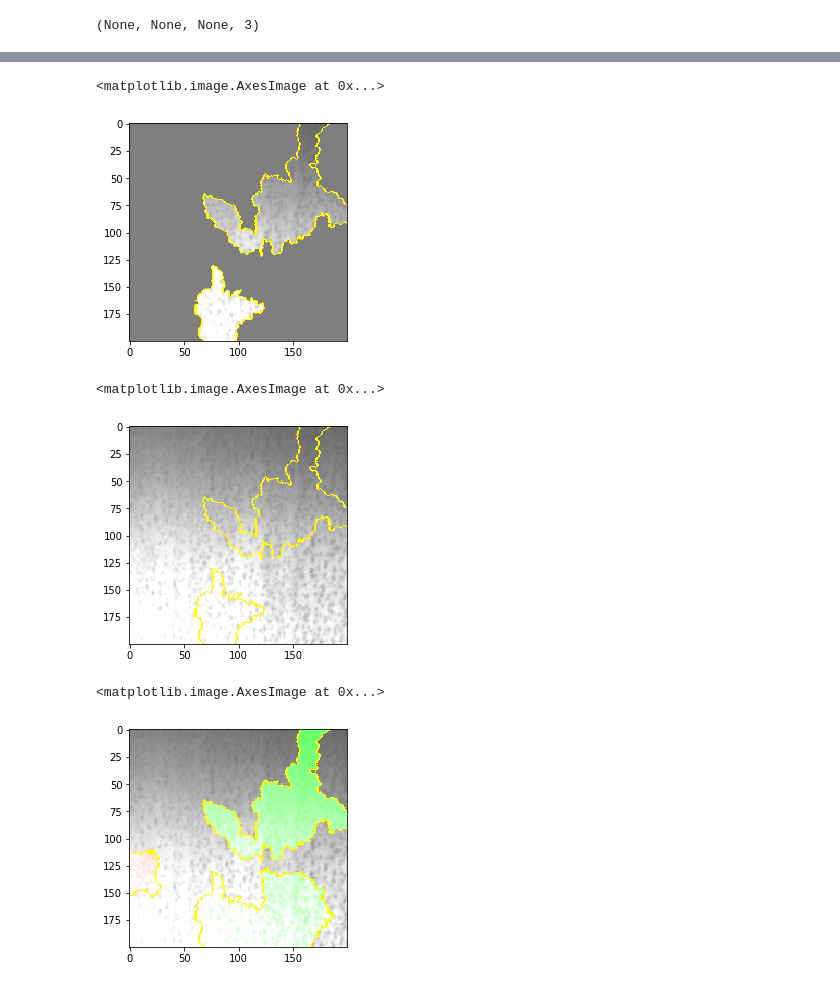
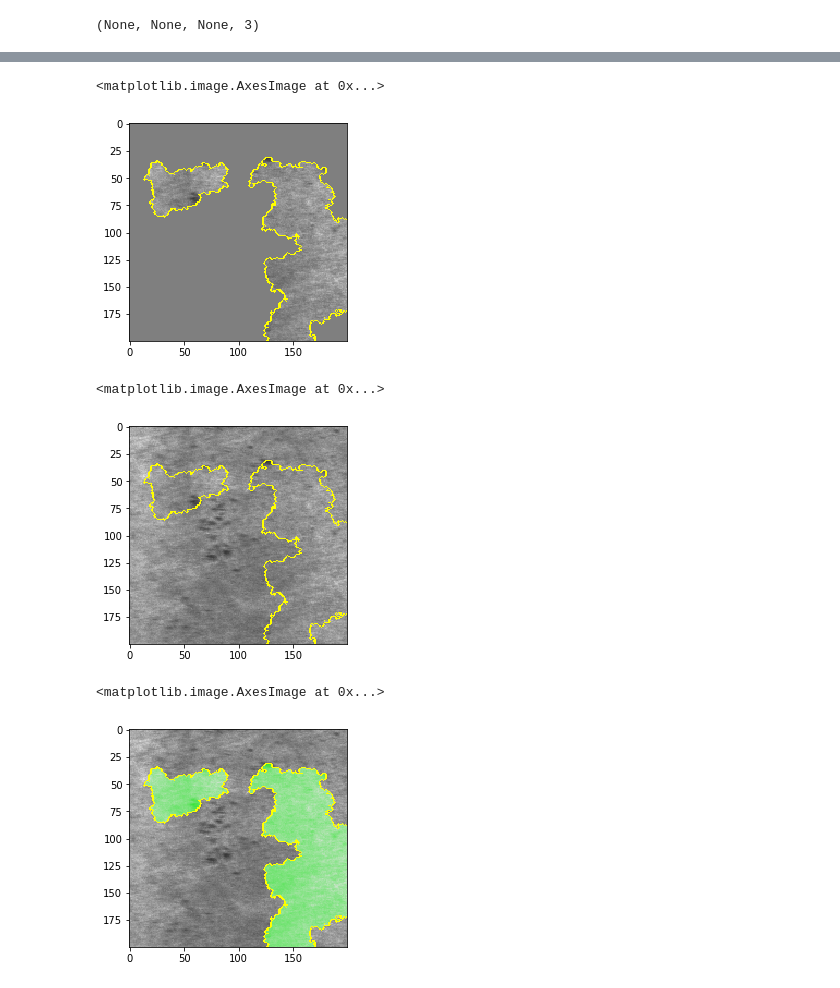
Before and after one commit to mahesh-sudhakar/NEU_XAI, a Jupyter notebook: xai_predict.ipynb, the cells around one changed output, grey strips where cells are left out. Drawn from its saved outputs; the diff is of its cells as text; code cells hidden in the pictures.

Commit message:
lime + shap

```diff
--- a/xai_predict.ipynb
+++ b/xai_predict.ipynb
@@ -41,4 +33,4 @@ Using TensorFlow backend.
 # %% [markdown]
 Model 22
 # %%
-saved_model = load_model('/content/drive/My Drive/xai_model/model_22.h5')
+saved_model = load_model('/content/drive/My Drive/xai_model/model_23.h5')
@@ -69,3 +43,3 @@ saved_model.summary()
 # %%
-annotation = '/content/drive/My Drive/NEU-DET/ANNOTATIONS/pitted_surface_158.xml'
-image_path="/content/drive/My Drive/NEU surface defect database - test split/Test/PS/PS_158.bmp"
+annotation = '/content/drive/My Drive/NEU-DET/ANNOTATIONS/rolled-in_scale_164.xml'
+image_path="/content/drive/My Drive/NEU surface defect database - test split/Test/RS/RS_164.bmp"
@@ -165,10 +134,10 @@ from lime import lime_image
 # %%
 explainer = lime_image.LimeImageExplainer()
 # %%
-img = image.load_img(image_path_copy, target_size=(200,200))
-plt.imshow(img)
+test_img = image.load_img(image_path_copy)
+plt.imshow(test_img)
 
-img = image.img_to_array(img)
-img = np.expand_dims(img, axis=0)
-img = preprocess_input(img)
+test_img = image.img_to_array(test_img)
+test_img = np.expand_dims(test_img, axis=0)
+test_img = preprocess_input(test_img)
 # %% [output]
@@ -177,5 +146,5 @@ img = preprocess_input(img)
 %%time
 # Hide color is the color for a superpixel turned OFF.
 # Alternatively, if it is NONE, the superpixel will be replaced by the average of its pixels
-explanation = explainer.explain_instance(img[0], saved_model.predict, top_labels=5, hide_color=0)
+explanation = explainer.explain_instance(test_img[0], saved_model.predict, top_labels=5, hide_color=0)
 # %% [output]
@@ -186,21 +155,21 @@ temp, mask = explanation.get_image_and_mask(explanation.top_labels[0], positive_
 plt.imshow(mark_boundaries(temp / 2 + 0.5, mask))
 # %% [output]
 <matplotlib.image.AxesImage at 0x...>
-[figure, old version]
+[figure, new version]
 # %%
 temp, mask = explanation.get_image_and_mask(explanation.top_labels[0], positive_only=True, num_features=5, hide_rest=False)
 plt.imshow(mark_boundaries(temp / 2 + 0.5, mask))
-#plt.savefig('/content/drive/My Drive/XAI_results/LIME_Pa_279_2.jpg')
+#plt.savefig('/content/drive/My Drive/XAI_results/LIME_Sc_15_2.jpg')
 # %% [output]
 <matplotlib.image.AxesImage at 0x...>
-[figure, old version]
+[figure, new version]
 # %%
-temp, mask = explanation.get_image_and_mask(explanation.top_labels[0], positive_only=False, num_features=10, hide_rest=False)
+temp, mask = explanation.get_image_and_mask(explanation.top_labels[0], positive_only=False, num_features=5, hide_rest=False)
 plt.imshow(mark_boundaries(temp / 2 + 0.5, mask))
-#plt.savefig('/content/drive/My Drive/XAI_results/LIME_Pa_279.jpg')
+#plt.savefig('/content/drive/My Drive/XAI_results/LIME_Sc_15.jpg')
 # %% [output]
 <matplotlib.image.AxesImage at 0x...>
-[figure, old version]
+[figure, new version]
 # %%
 #temp, mask = explanation.get_image_and_mask(explanation.top_labels[0], positive_only=False, num_features=50, hide_rest=False, min_weight=0.5)
 #plt.imshow(mark_boundaries(temp / 2 + 0.5, mask))
```
Also changed, not shown: parts of 25 cells of this notebook.
